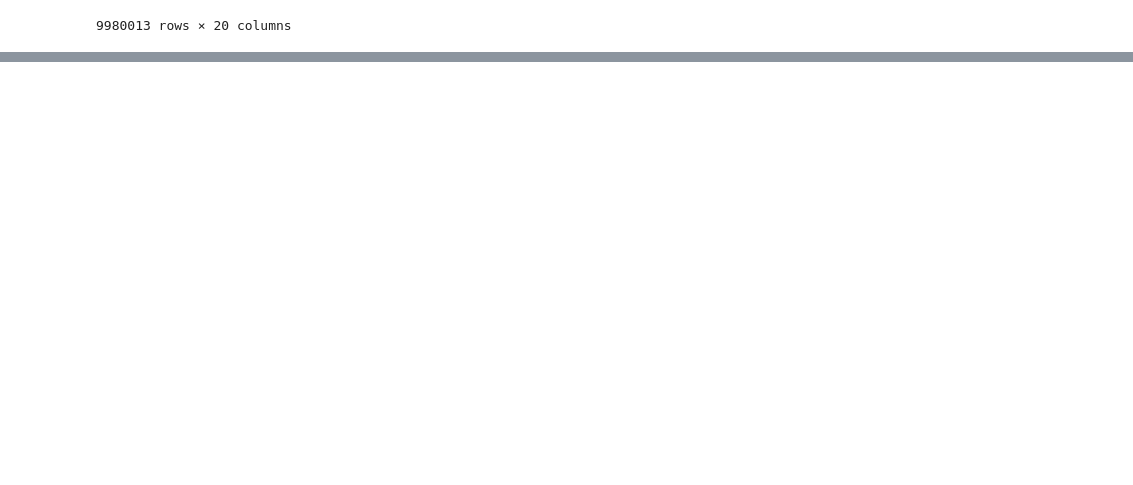
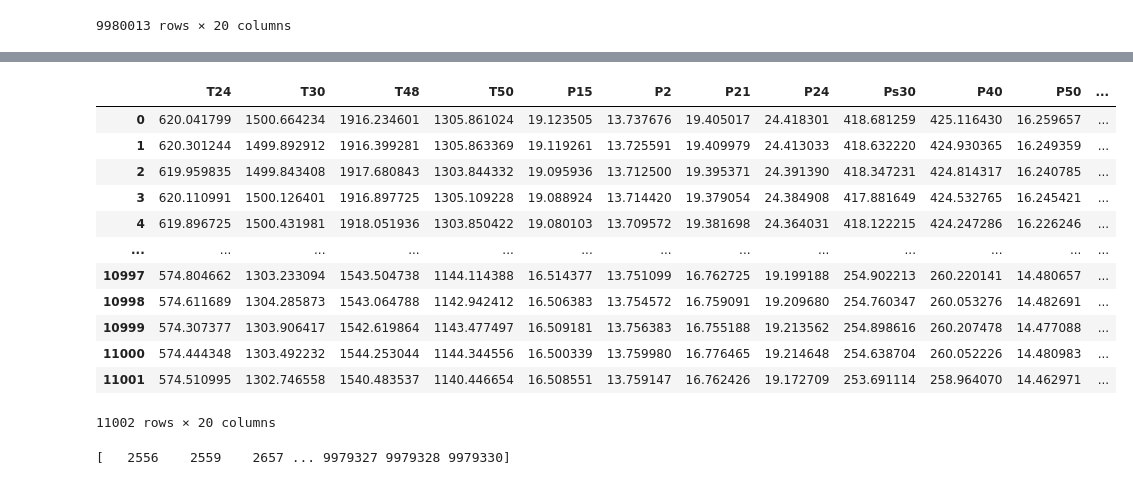
Before and after one commit to MatteoFerretti98/PHM2021_Data_Challenge_Exam_Project, a Jupyter notebook: cycle_split.ipynb, the cells around one changed output, grey strips where cells are left out. Drawn from its saved outputs; the diff is of its cells as text; code cells hidden in the pictures; blank space fills up the shorter version.

```diff
--- a/cycle_split.ipynb
+++ b/cycle_split.ipynb
@@ -122,0 +209,35 @@ df_X_s_u_c
+# %%
+df_crociera_2
+# %% [output]
+|  | T24 | T30 | T48 | T50 | P15 | P2 | P21 | P24 | Ps30 | P40 | P50 | ... |
+| 0 | 620.041799 | 1500.664234 | 1916.234601 | 1305.861024 | 19.123505 | 13.737676 | 19.405017 | 24.418301 | 418.681259 | 425.116430 | 16.259657 | ... |
+| 1 | 620.301244 | 1499.892912 | 1916.399281 | 1305.863369 | 19.119261 | 13.725591 | 19.409979 | 24.413033 | 418.632220 | 424.930365 | 16.249359 | ... |
+| 2 | 619.959835 | 1499.843408 | 1917.680843 | 1303.844332 | 19.095936 | 13.712500 | 19.395371 | 24.391390 | 418.347231 | 424.814317 | 16.240785 | ... |
+| 3 | 620.110991 | 1500.126401 | 1916.897725 | 1305.109228 | 19.088924 | 13.714420 | 19.379054 | 24.384908 | 417.881649 | 424.532765 | 16.245421 | ... |
+| 4 | 619.896725 | 1500.431981 | 1918.051936 | 1303.850422 | 19.080103 | 13.709572 | 19.381698 | 24.364031 | 418.122215 | 424.247286 | 16.226246 | ... |
+| ... | ... | ... | ... | ... | ... | ... | ... | ... | ... | ... | ... | ... |
+| 10997 | 574.804662 | 1303.233094 | 1543.504738 | 1144.114388 | 16.514377 | 13.751099 | 16.762725 | 19.199188 | 254.902213 | 260.220141 | 14.480657 | ... |
+| 10998 | 574.611689 | 1304.285873 | 1543.064788 | 1142.942412 | 16.506383 | 13.754572 | 16.759091 | 19.209680 | 254.760347 | 260.053276 | 14.482691 | ... |
+| 10999 | 574.307377 | 1303.906417 | 1542.619864 | 1143.477497 | 16.509181 | 13.756383 | 16.755188 | 19.213562 | 254.898616 | 260.207478 | 14.477088 | ... |
+| 11000 | 574.444348 | 1303.492232 | 1544.253044 | 1144.344556 | 16.500339 | 13.759980 | 16.776465 | 19.214648 | 254.638704 | 260.052226 | 14.480983 | ... |
+| 11001 | 574.510995 | 1302.746558 | 1540.483537 | 1140.446654 | 16.508551 | 13.759147 | 16.762426 | 19.172709 | 253.691114 | 258.964070 | 14.462971 | ... |
+11002 rows × 20 columns
+# %%
+import numpy as np
+from scipy.interpolate import interp1d
+from scipy.optimize import root
+x = np.array(np.arange(len(df_X_s_u_c)))
+y = np.array(df_X_s_u_c['alt'].to_list())
+
+# calcolare la derivata
+dy_dx = np.gradient(y, x)
+
+# trovare i punti stazionari
+stationary_points = x[np.where(dy_dx == 0)[0]]
+
+print(stationary_points)
+
+dati_crociera = df_X_s_u_c.iloc[stationary_points]
+#plot_df_color_per_unit(selected_rows, W_var , labels, size=12, labelsize=19, name='flight_profile_DS02.png')
+# %% [output]
+[   2556    2559    2657 ... 9979327 9979328 9979330]
```
Also changed, not shown: parts of 7 cells of this notebook, 4 other files.
